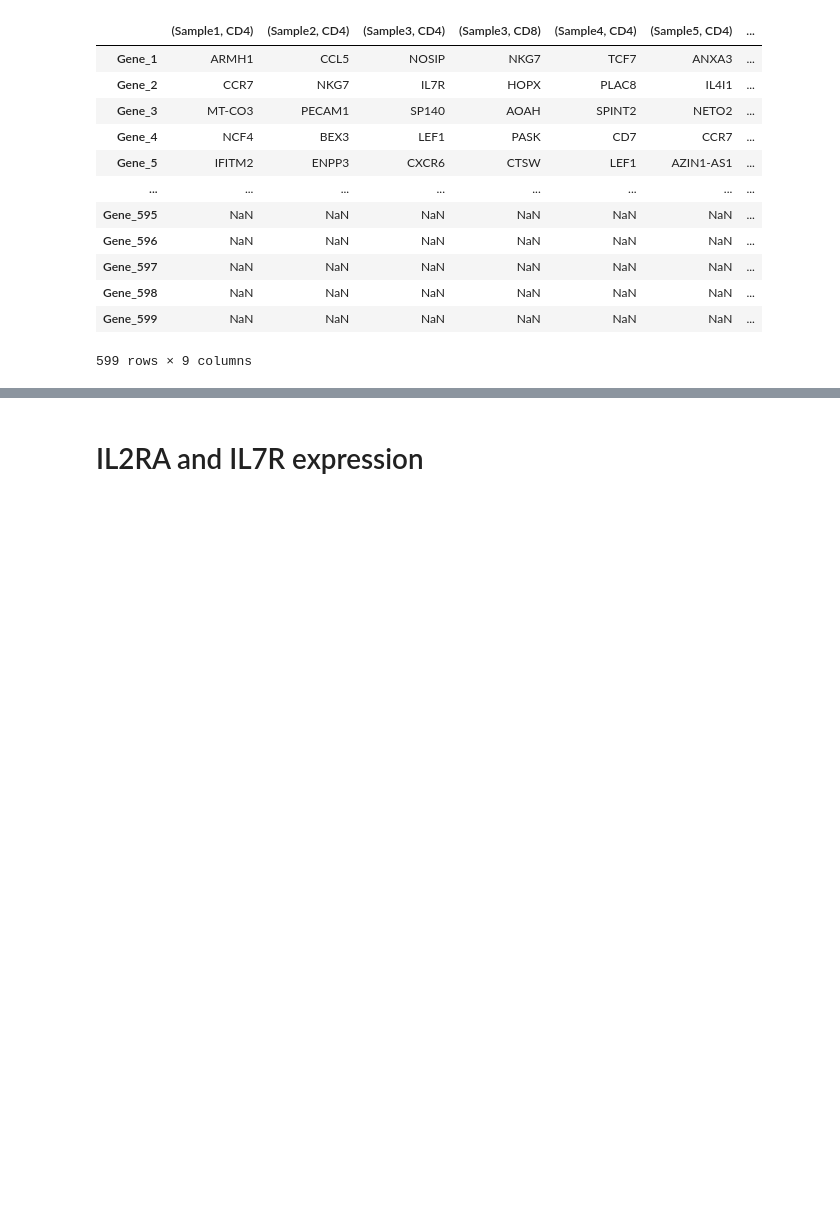
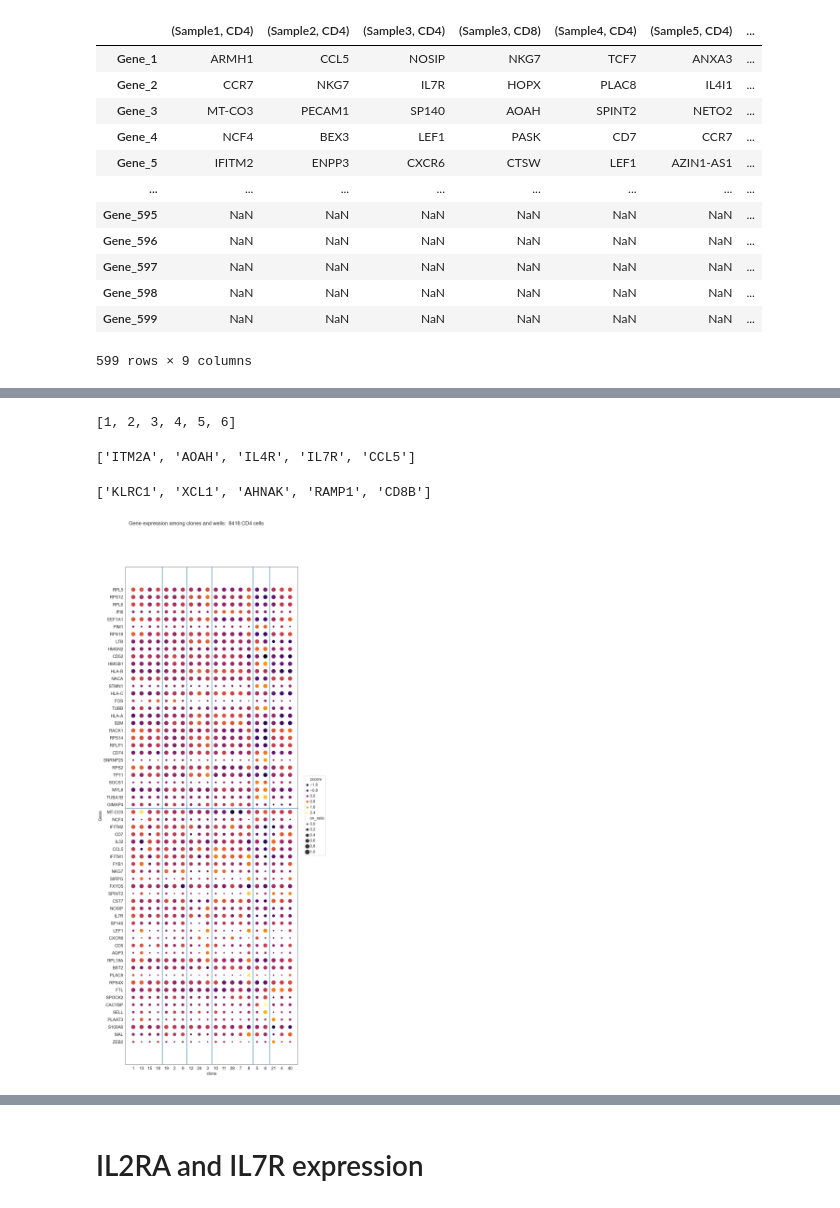
Before and after one commit to MartyWeissman/ClonalOmics10X, a Jupyter notebook: Big_10X_Experiment1.ipynb, the cells around one changed output, grey strips where cells are left out. Saved outputs shown, nothing was run; the diff lists cells and outputs as text; code cells hidden in the pictures; blank space fills up the shorter version.

```diff
--- a/Big_10X_Experiment1.ipynb
+++ b/Big_10X_Experiment1.ipynb
@@ -325,0 +450,8 @@ for ds in datasets_cl:
+# %%
+wc = {}
+clones = {}
+ccuts = {}
+for cd in cd_types:
+    wc[cd] = ad_all[cd].obs[['well','clone']].value_counts().sort_index().index
+    clones[cd] = [mi[1] for mi in wc[cd]]
+    ccuts[cd] = pd.Series([mi[0] for mi in wc[cd]]).value_counts().sort_index().cumsum()
@@ -325,0 +487,53 @@ for ds in datasets_cl:
+# %%
+L = [1,2,3]
+L = L + [4,5,6]
+L
+# %% [output]
+[1, 2, 3, 4, 5, 6]
+# %%
+list(well_genes[cd][:5])
+# %% [output]
+['ITM2A', 'AOAH', 'IL4R', 'IL7R', 'CCL5']
+# %%
+list(sig_genes[ds][:5])
+# %% [output]
+['KLRC1', 'XCL1', 'AHNAK', 'RAMP1', 'CD8B']
+# %%
+def mydot(cd):
+    X = ad_all[cd].to_df()
+    y = ad_all[cd].obs['clone']
+    X_z = (X - X.mean()) / X.std()
+    gmeans = X_z.groupby(y).mean()
+    genelist = list(well_genes[cd][:30])
+    for sample in samples:
+        ds = (sample, cd)
+        genelist = genelist + list(sig_genes[ds][:10])
+    genelist = [gene for gene in genelist if gene in X.columns]
+    on_ratios = (X[genelist].groupby(y).apply(lambda col : (col>0).sum() / len(col))).melt(ignore_index=False)
+    plot_data = gmeans[genelist].melt(ignore_index=False)
+    plot_data['clone'] = plot_data.index
+    plot_data['clone'] = pd.Categorical(plot_data['clone'],
+                                       categories=clones[cd],
+                                       ordered=True)
+    plot_data['zscore'] = plot_data['value']
+    plot_data['on_ratio'] = on_ratios['value']
+
+    width=len(clones[cd]) / 2
+    height = len(genelist) / 2.5
+    fig,ax = plt.subplots(1,1,figsize=(width, height))
+    sns.set_style('white')
+    sns.scatterplot(x='clone', y='Gene', hue='zscore', size='on_ratio', sizes=(20,200), data=plot_data, ax=ax,
+                   palette='inferno', vmin=-2, vmax=2)
+
+    sns.move_legend(ax, bbox_to_anchor=(1.04,0.5), loc="center left", borderaxespad=0)
+    ax.set_xticks(clones[cd])
+    for c in ccuts[cd][:-1]:
+        ax.axvline(c - 0.5)
+    ax.axhline(29.5)
+
+    plt.suptitle('Gene expression among clones and wells:  {} {} cells'.format(len(X), cd))
+    plt.show()
+# %%
+mydot('CD4')
+# %% [output]
+[figure, added]
```
Also changed, not shown: parts of 30 cells of this notebook, 1 other file.
